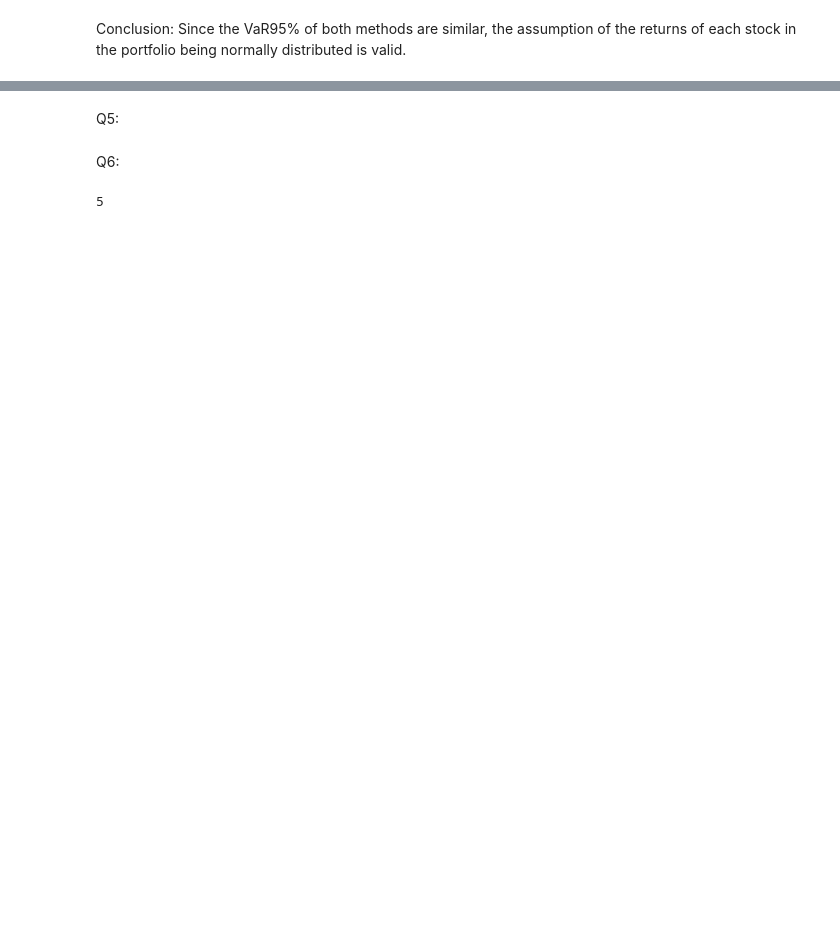
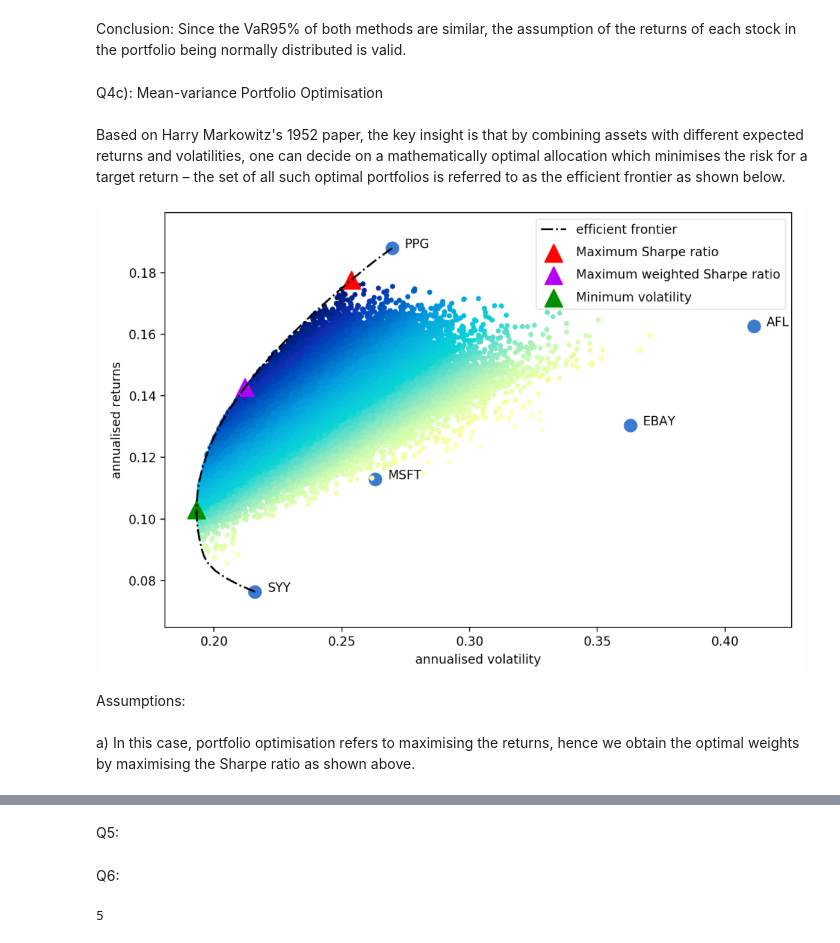
Before and after one commit to jaredtin98/quant_interview_questions, a Jupyter notebook: quant_interview_qns.ipynb, the cells around one changed output, grey strips where cells are left out. Drawn from its saved outputs; the diff is of its cells as text; code cells hidden in the pictures; blank space fills up the shorter version.

```diff
--- a/quant_interview_qns.ipynb
+++ b/quant_interview_qns.ipynb
@@ -129,3 +131,16 @@ print(CVaR_95_param) # In the worst 5% of cases, losses were on average exceed -
 -2.2091078471798555
 # %% [markdown]
 Conclusion: Since the VaR95% of both methods are similar, the assumption of the returns of each stock in the portfolio being normally distributed is valid.
+# %% [markdown]
+Q4c): Mean-variance Portfolio Optimisation <br/>
+<br/>
+Based on Harry Markowitz's 1952 paper, the key insight is that by combining assets with different expected returns and volatilities, one can decide on a mathematically optimal allocation which minimises the risk for a target return – the set of all such optimal portfolios is referred to as the efficient frontier as shown below.
+# %%
+from IPython.display import Image
+Image(filename='Efficient_Frontier.png')
+# %% [output]
+[figure, added]
+# %% [markdown]
+Assumptions: <br/>
+<br/>
+a) In this case, portfolio optimisation refers to maximising the returns, hence we obtain the optimal weights by maximising the Sharpe ratio as shown above.
```
Also changed, not shown: parts of 3 cells of this notebook, 1 other file.
